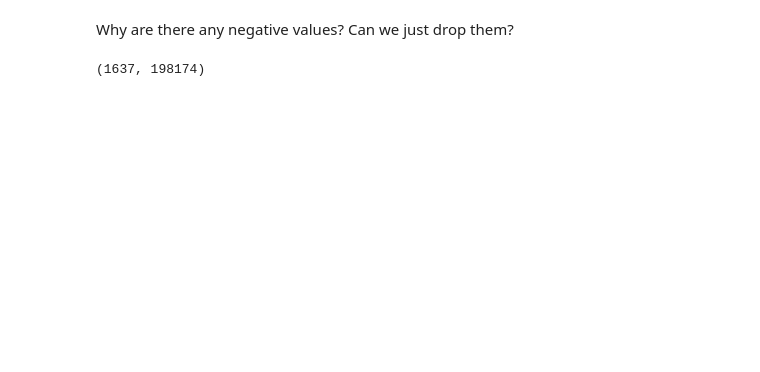
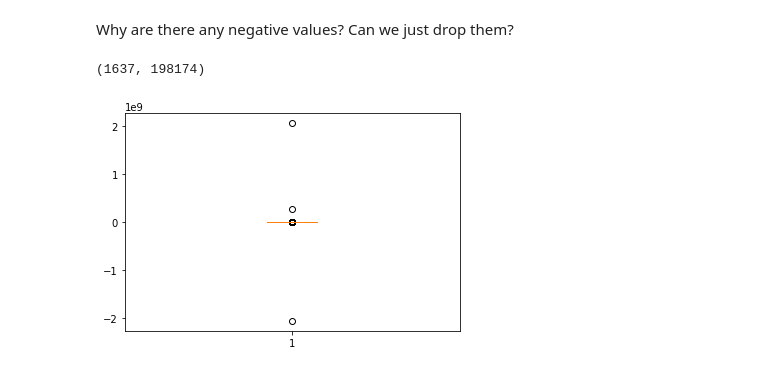
Before and after one commit to luketibbott/benson, a Jupyter notebook: benson-KF.ipynb, the cells around one changed output. Drawn from its saved outputs; the diff is of its cells as text; code cells hidden in the pictures; blank space fills up the shorter version.

```diff
--- a/benson-KF.ipynb
+++ b/benson-KF.ipynb
@@ -136,3 +136,7 @@ Why are there any negative values? Can we just drop them?
 len(df[df['ENTRY_DIFFS'] < 0]), len(df)
 # %% [output]
 (1637, 198174)
+# %%
+plt.boxplot(df['ENTRY_DIFFS'].dropna());
+# %% [output]
+[figure, added]
```
Also changed, not shown: parts of 10 cells of this notebook.
